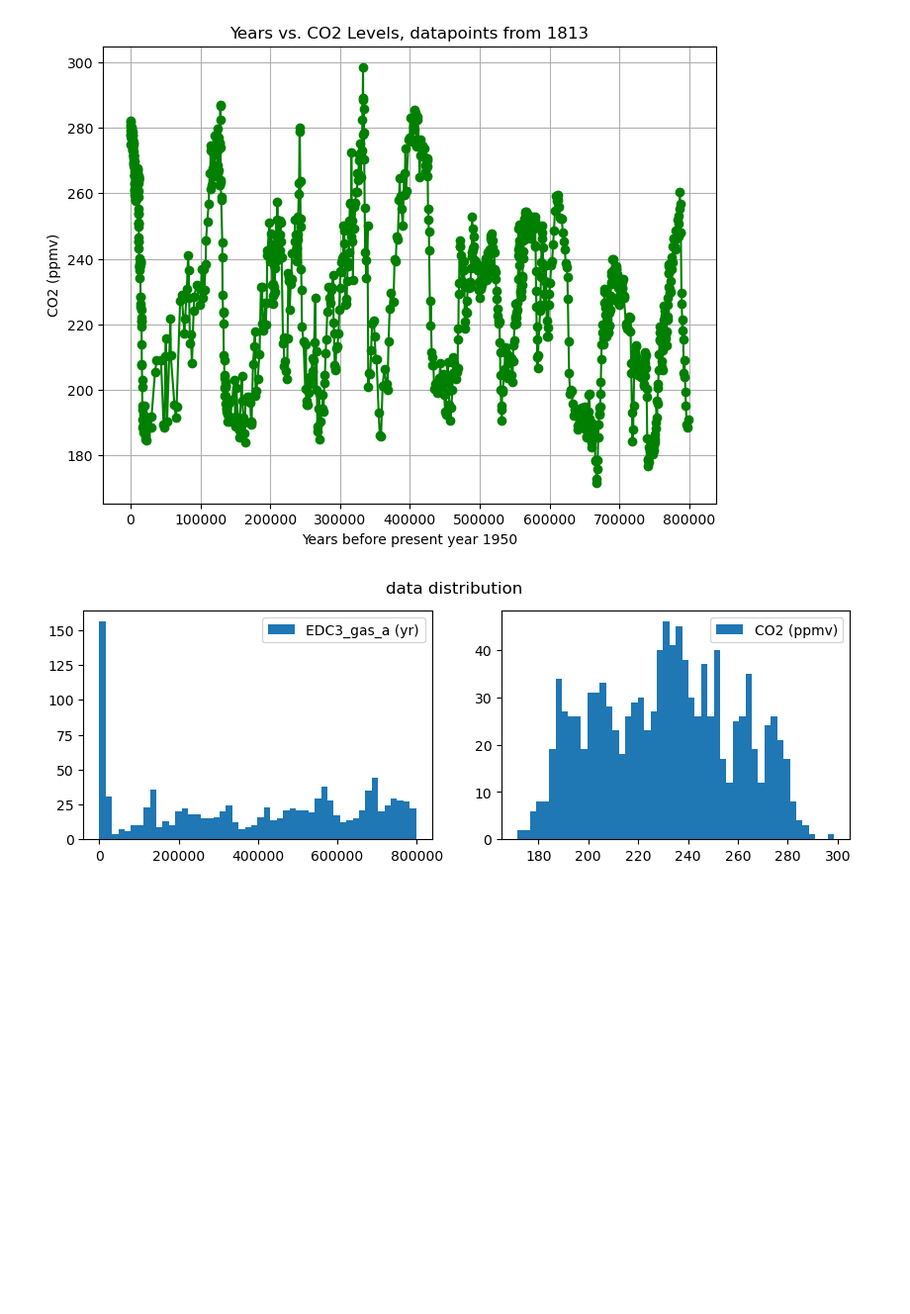
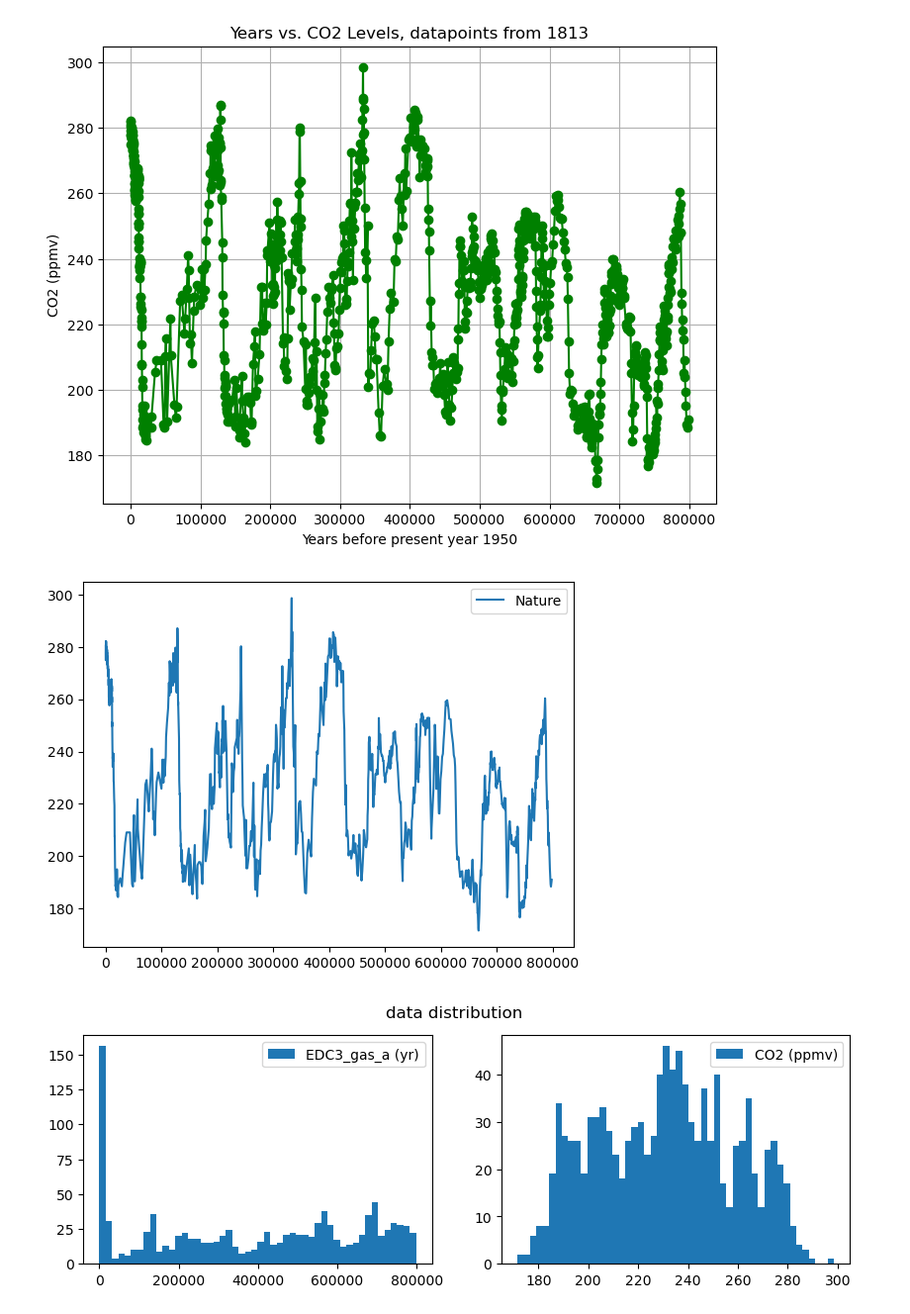
Before and after one commit to keithmmc/pda2, a Jupyter notebook: project2.ipynb, the cells around one changed output. Shown at 99% size. Saved outputs shown, nothing was run; the diff lists cells and outputs as text; code cells hidden in the pictures; blank space fills up the shorter version.

```diff
--- a/project2.ipynb
+++ b/project2.ipynb
@@ -73,6 +101,12 @@ plt.grid(True)
 plt.show()
 # %% [output]
 [figure]
+# %%
+plt.plot(nature['EDC3_gas_a (yr)'],nature['CO2 (ppmv)'], label = 'Nature')
+plt.legend()
+plt.show()
+# %% [output]
+[figure, added]
 # %%
 fig, axs = plt.subplots(1,2, figsize=(10,3)) # 1 row, 3 columns
 # Age
```
Also changed, not shown: parts of 17 cells of this notebook.
